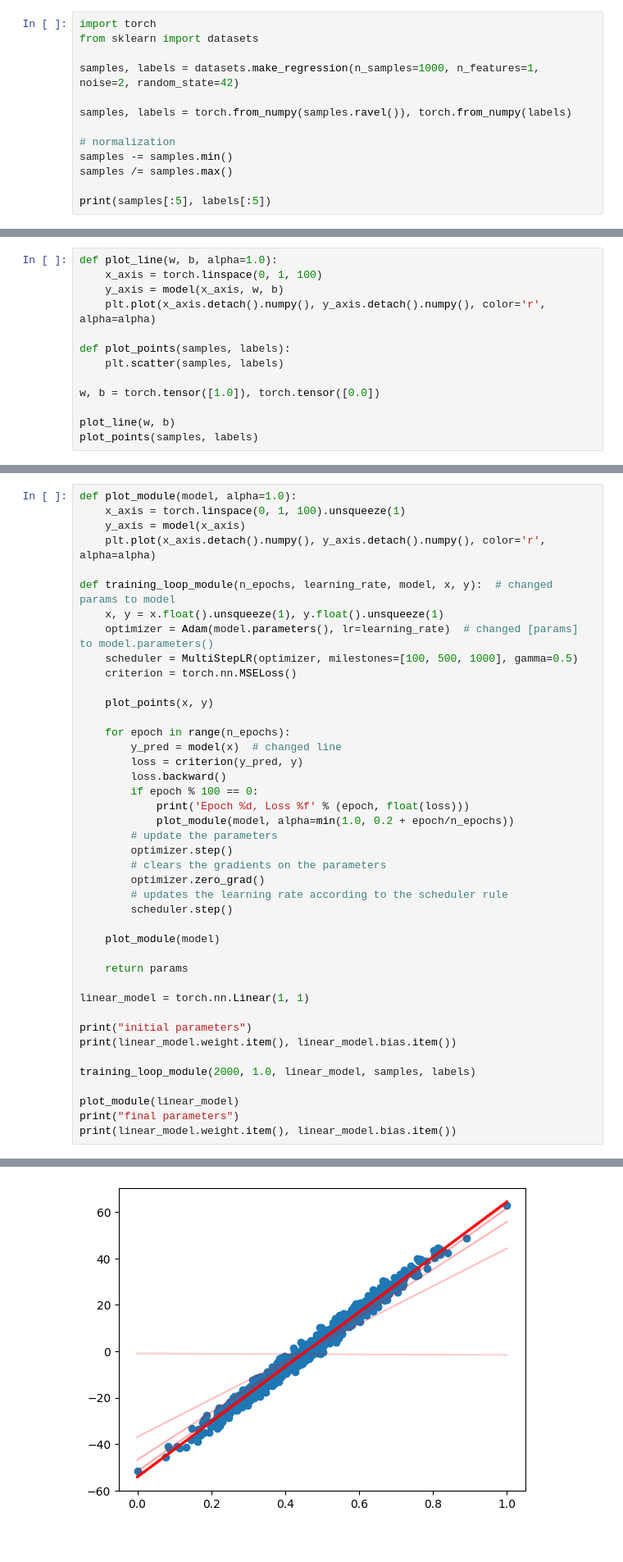
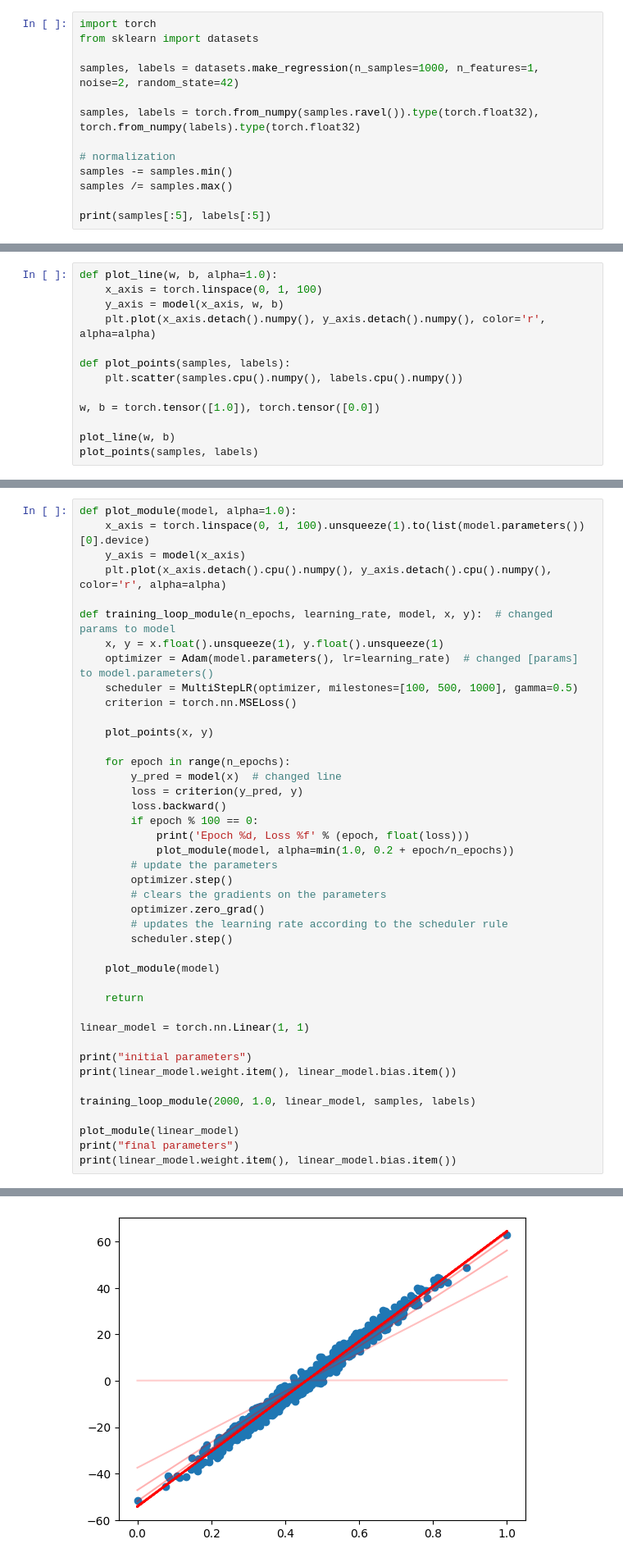
Before and after one commit to battistabiggio/ai4dev, a Jupyter notebook: notebooks/AI4Dev_04_dnns.ipynb, the cells around one changed output, grey strips where cells are left out. Shown at 82% size. Cells and saved outputs as stored; diff of their text form.

```diff
--- a/notebooks/AI4Dev_04_dnns.ipynb
+++ b/notebooks/AI4Dev_04_dnns.ipynb
@@ -140,7 +140,7 @@ from sklearn import datasets
 
 samples, labels = datasets.make_regression(n_samples=1000, n_features=1, noise=2, random_state=42)
 
-samples, labels = torch.from_numpy(samples.ravel()), torch.from_numpy(labels)
+samples, labels = torch.from_numpy(samples.ravel()).type(torch.float32), torch.from_numpy(labels).type(torch.float32)
 
 # normalization
 samples -= samples.min()
@@ -172,7 +172,7 @@ def plot_line(w, b, alpha=1.0):
     plt.plot(x_axis.detach().numpy(), y_axis.detach().numpy(), color='r', alpha=alpha)
 
 def plot_points(samples, labels):
-    plt.scatter(samples, labels)
+    plt.scatter(samples.cpu().numpy(), labels.cpu().numpy())
 
 w, b = torch.tensor([1.0]), torch.tensor([0.0])
 
@@ -477,9 +477,9 @@ Let's now also replace the model function with a model from PyTorch. The simple
 (We have to modify the function to plot the model and the samples and labels slightly)
 # %%
 def plot_module(model, alpha=1.0):
-    x_axis = torch.linspace(0, 1, 100).unsqueeze(1)
+    x_axis = torch.linspace(0, 1, 100).unsqueeze(1).to(list(model.parameters())[0].device)
     y_axis = model(x_axis)
-    plt.plot(x_axis.detach().numpy(), y_axis.detach().numpy(), color='r', alpha=alpha)
+    plt.plot(x_axis.detach().cpu().numpy(), y_axis.detach().cpu().numpy(), color='r', alpha=alpha)
 
 def training_loop_module(n_epochs, learning_rate, model, x, y):  # changed params to model
     x, y = x.float().unsqueeze(1), y.float().unsqueeze(1)
@@ -505,7 +505,7 @@ def training_loop_module(n_epochs, learning_rate, model, x, y):  # changed param
 
     plot_module(model)
 
-    return params
+    return
 
 linear_model = torch.nn.Linear(1, 1)
 
@@ -538,4 +538,4 @@ final parameters
-[figure, old version]
+[figure, new version]
 # %% [markdown]
 And then, we can replace the linear layer with a composite (non-linear) PyTorch model. For now, let's use the `torch.nn.Sequential`, that allows us to list the sequence of layers and activations, that will be applied in cascade.
 # %%
```
Also changed, not shown: parts of 12 cells of this notebook.
